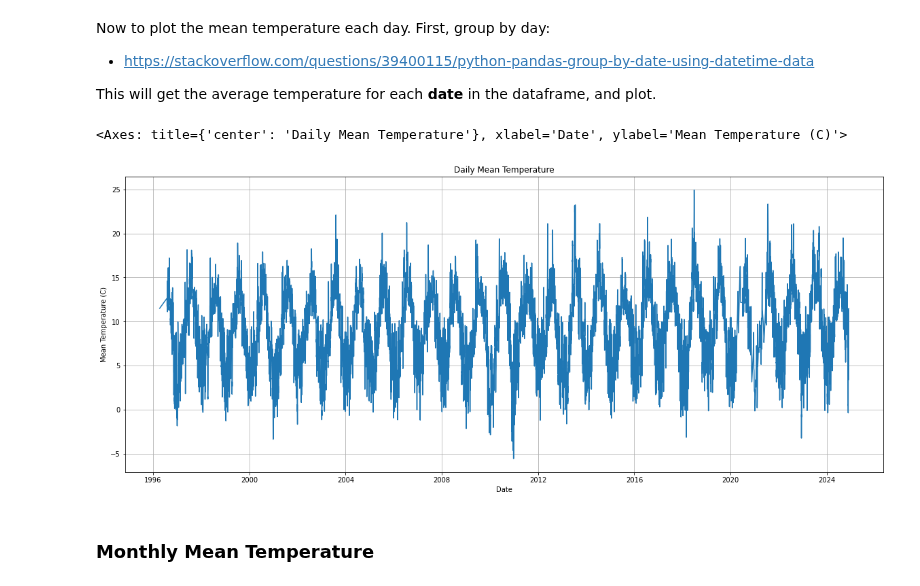
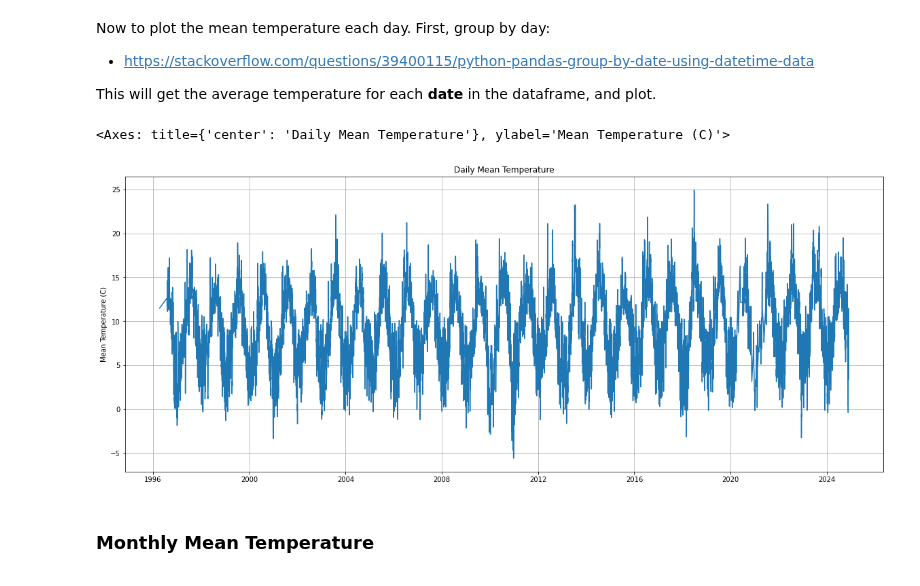
Before and after one commit to holmstead/PFDA, a Jupyter notebook: assignments/assignment_6_Weather.ipynb, the cells around one changed output. Drawn from its saved outputs; the diff is of its cells as text; code cells hidden in the pictures.

```diff
--- a/assignments/assignment_6_Weather.ipynb
+++ b/assignments/assignment_6_Weather.ipynb
@@ -238,16 +238,16 @@ daily_mean_temp = df.groupby(df['date'].dt.date)['temp'].mean()
 # %%
 # Plot the daily mean temperature
 daily_mean_temp.plot(
     kind='line',
     title='Daily Mean Temperature',
-    xlabel='Date',
+    xlabel='',
     ylabel='Mean Temperature (C)',
     figsize=(20, 8),
     grid=True,
 )
 # %% [output]
-<Axes: title={'center': 'Daily Mean Temperature'}, xlabel='Date', ylabel='Mean Temperature (C)'>
+<Axes: title={'center': 'Daily Mean Temperature'}, ylabel='Mean Temperature (C)'>
-[figure, old version]
+[figure, new version]
 # %% [markdown]
 ### Monthly Mean Temperature
 # %% [markdown]
```
Also changed, not shown: parts of 6 cells of this notebook.
